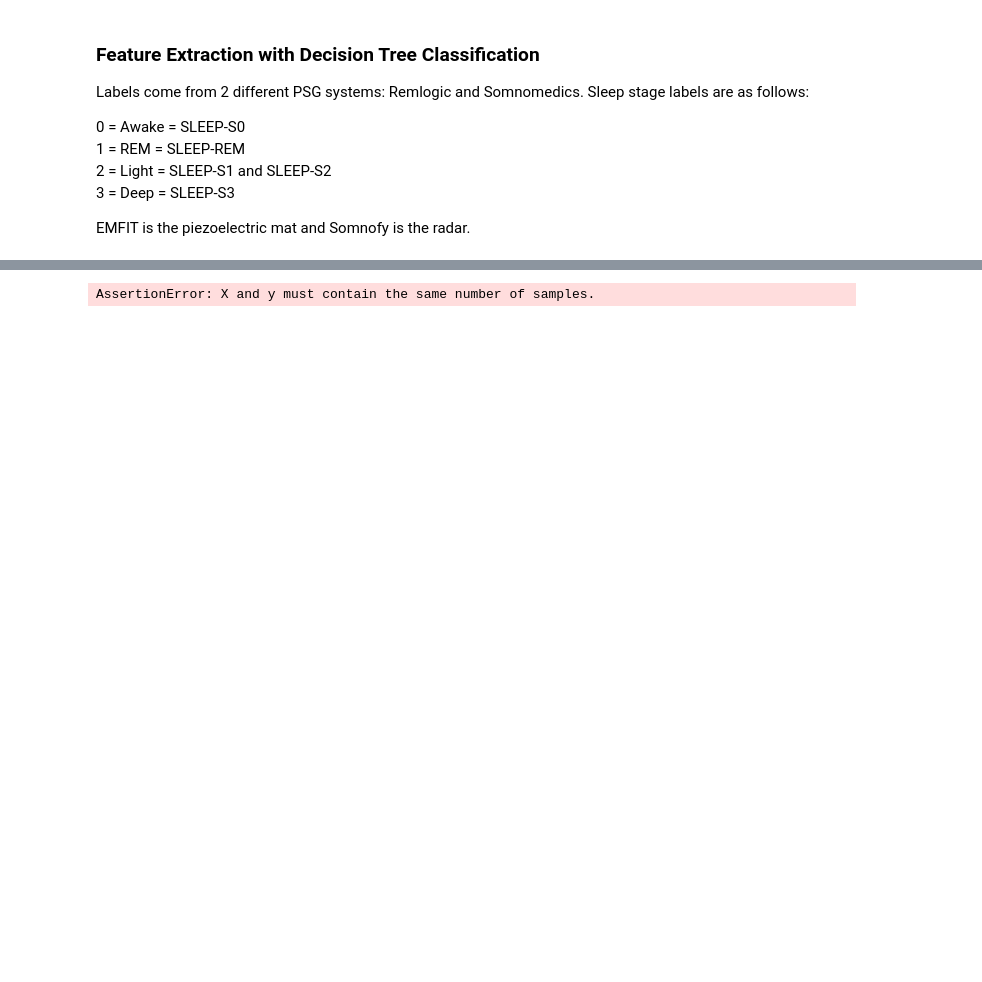
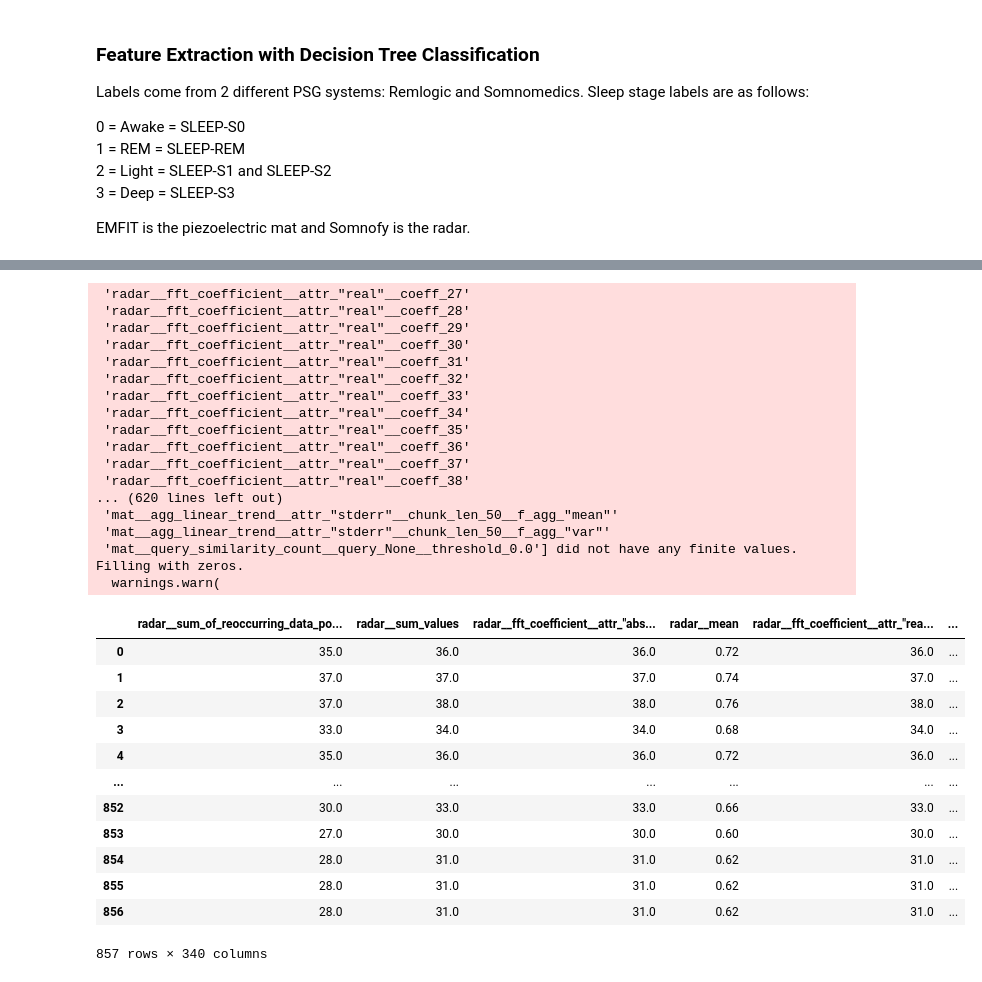
Before and after one commit to elifKurtay/ML_Sleep_Stages_Project, a Jupyter notebook: scripts/Feature Extraction.ipynb, the cells around one changed output, grey strips where cells are left out. Cells and saved outputs as stored; diff of their text form; code cells hidden in the pictures; blank space fills up the shorter version.

```diff
--- a/scripts/Feature Extraction.ipynb
+++ b/scripts/Feature Extraction.ipynb
@@ -35,0 +32,15 @@ R_train.shape, R_test.shape
+# %%
+data = []
+for subjectId in PARTICIPANT_IDS:
+    sleep_stages = read_patient_data(subjectId)
+    augmented = augment_data(sleep_stages)
+    augmented = augmented.reset_index()
+    augmented.drop('index', axis=1, inplace=True)
+    augmented = augmented.reset_index()
+    augmented = augmented.rename(columns={'index': 'timestamp'})
+    for row in range(augmented.shape[0]):
+        data.append([row, augmented["sleep_stage_num_somnofy"][row],
+                    augmented["sleep_stage_num_emfit"][row],
+                    augmented["sleep_stage_num_psg"][row]])
+
+df = pd.DataFrame(data, columns=["id", 'radar', 'mat', "psg"])
@@ -36,10 +55,7 @@ R_train.shape, R_test.shape
 # %%
-temp = []
-labels = []
-for id in range(R_train.shape[0]):
-    for ind, val in enumerate(R_train[id]):
-        temp.append([id, val, M_train[id][ind]])
-        labels.append(RY_train[id][ind])
-train = pd.DataFrame(temp, columns=['id', 'radar', 'mat'])
-label = pd.Series(labels)
-train.head(), label.head(), type(label)
+df = df.sort_values('id')
+y = []
+for i in range(MEAN_SIZE):
+    y.append(round(df[df["id"]==i]["psg"].mean()))
+x = df[["id", "radar", "mat"]]
+y = pd.Series(y)
@@ -60,3 +66,2 @@ train.head(), label.head(), type(label)
 # %%
-from tsfresh import extract_features
-features = extract_features(train, column_id="id")
+features = extract_features(x, column_id="id")
@@ -84,10 +86,36 @@ features
 # %%
-from tsfresh.utilities.dataframe_functions import impute
-from tsfresh import select_features
-
 impute(features)
 
-filtered_features = select_features(features, label)
+filtered_features = select_features(features, y)
 filtered_features
 # %% [output]
-AssertionError: X and y must contain the same number of samples.
+ 'radar__fft_coefficient__attr_"real"__coeff_27'
+ 'radar__fft_coefficient__attr_"real"__coeff_28'
+ 'radar__fft_coefficient__attr_"real"__coeff_29'
+ 'radar__fft_coefficient__attr_"real"__coeff_30'
+ 'radar__fft_coefficient__attr_"real"__coeff_31'
+ 'radar__fft_coefficient__attr_"real"__coeff_32'
+ 'radar__fft_coefficient__attr_"real"__coeff_33'
+ 'radar__fft_coefficient__attr_"real"__coeff_34'
+ 'radar__fft_coefficient__attr_"real"__coeff_35'
+ 'radar__fft_coefficient__attr_"real"__coeff_36'
+ 'radar__fft_coefficient__attr_"real"__coeff_37'
+ 'radar__fft_coefficient__attr_"real"__coeff_38'
+... (620 lines left out)
+ 'mat__agg_linear_trend__attr_"stderr"__chunk_len_50__f_agg_"mean"'
+ 'mat__agg_linear_trend__attr_"stderr"__chunk_len_50__f_agg_"var"'
+ 'mat__query_similarity_count__query_None__threshold_0.0'] did not have any finite values. Filling with zeros.
+  warnings.warn(
+|  | radar__sum_of_reoccurring_data_po... | radar__sum_values | radar__fft_coefficient__attr_"abs... | radar__mean | radar__fft_coefficient__attr_"rea... | ... |
+| 0 | 35.0 | 36.0 | 36.0 | 0.72 | 36.0 | ... |
+| 1 | 37.0 | 37.0 | 37.0 | 0.74 | 37.0 | ... |
+| 2 | 37.0 | 38.0 | 38.0 | 0.76 | 38.0 | ... |
+| 3 | 33.0 | 34.0 | 34.0 | 0.68 | 34.0 | ... |
+| 4 | 35.0 | 36.0 | 36.0 | 0.72 | 36.0 | ... |
+| ... | ... | ... | ... | ... | ... | ... |
+| 852 | 30.0 | 33.0 | 33.0 | 0.66 | 33.0 | ... |
+| 853 | 27.0 | 30.0 | 30.0 | 0.60 | 30.0 | ... |
+| 854 | 28.0 | 31.0 | 31.0 | 0.62 | 31.0 | ... |
+| 855 | 28.0 | 31.0 | 31.0 | 0.62 | 31.0 | ... |
+| 856 | 28.0 | 31.0 | 31.0 | 0.62 | 31.0 | ... |
+857 rows × 340 columns
```
Also changed, not shown: parts of 15 cells of this notebook.
